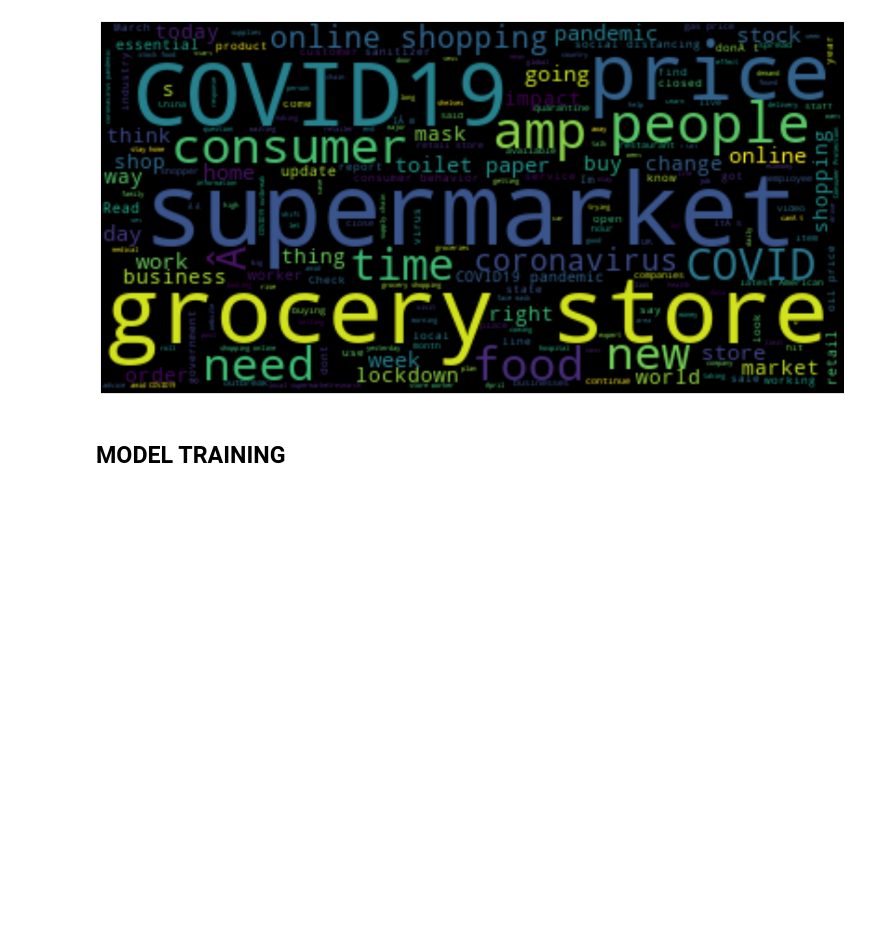
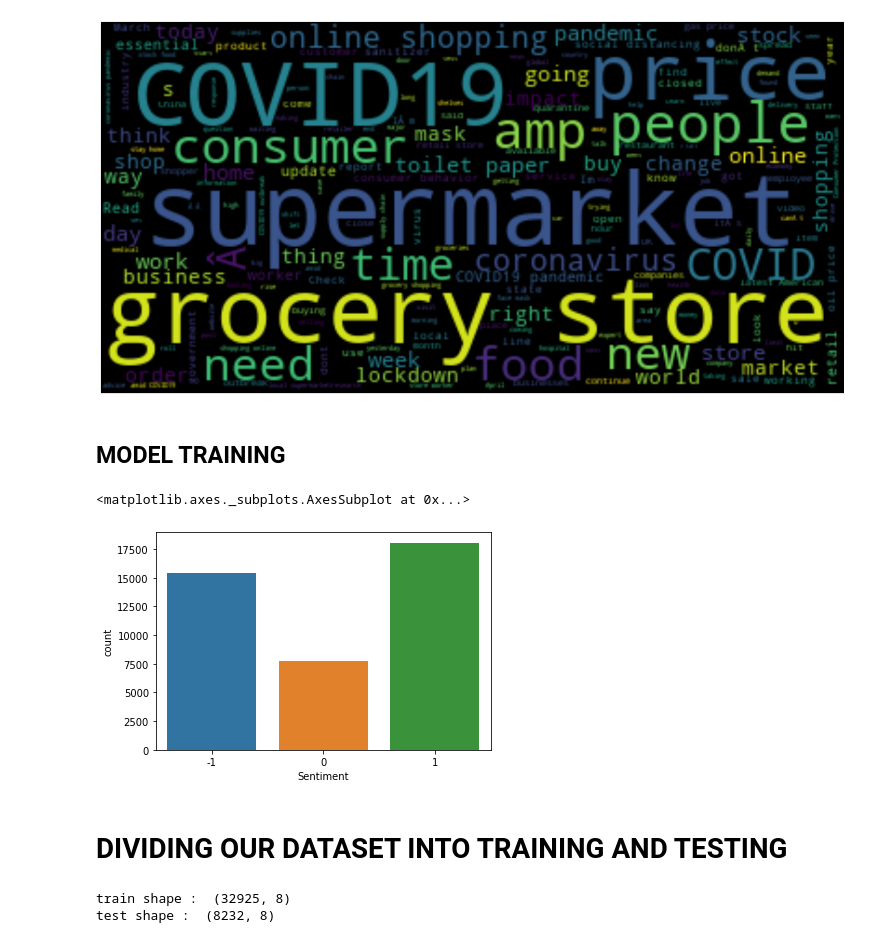
Before and after one commit to ChinmayRojatkar/Predicting-sentiment-of-COVID-19-tweets, a Jupyter notebook: Predicting_sentiment_of_COVID_19_tweets.ipynb, the cells around one changed output. Cells and saved outputs as stored; diff of their text form; code cells hidden in the pictures; blank space fills up the shorter version.

```diff
--- a/Predicting_sentiment_of_COVID_19_tweets.ipynb
+++ b/Predicting_sentiment_of_COVID_19_tweets.ipynb
@@ -549,9 +549,23 @@ plot_wordcloud(neu_docx)
 ## MODEL TRAINING
 # %%
 clean_tweet = df['clean_tweet']
+# %%
+#one hot encoding
+sentiment_map = {"Extremely Negative":-1, "Negative":-1,"Neutral":0, "Positive":1,"Extremely Positive":1}
+df['Sentiment'] = df['Sentiment'].map(sentiment_map)
+# %%
+sns.countplot(x='Sentiment', data=df)
+# %% [output]
+<matplotlib.axes._subplots.AxesSubplot at 0x...>
+[figure, added]
+# %% [markdown]
+# DIVIDING OUR DATASET INTO TRAINING AND TESTING
 # %%
 from sklearn.model_selection import train_test_split
 
-train,test = train_test_split(CATBOOST,test_size = 0.2,random_state=0,stratify = CATBOOST.Sentiment.values)
+train,test = train_test_split(df,test_size = 0.2,random_state=24,stratify = df.Sentiment.values)
 print("train shape : ", train.shape)
-print("valid shape : ", valid.shape)
+print("test shape : ", test.shape)
+# %% [output]
+train shape :  (32925, 8)
+test shape :  (8232, 8)
```
